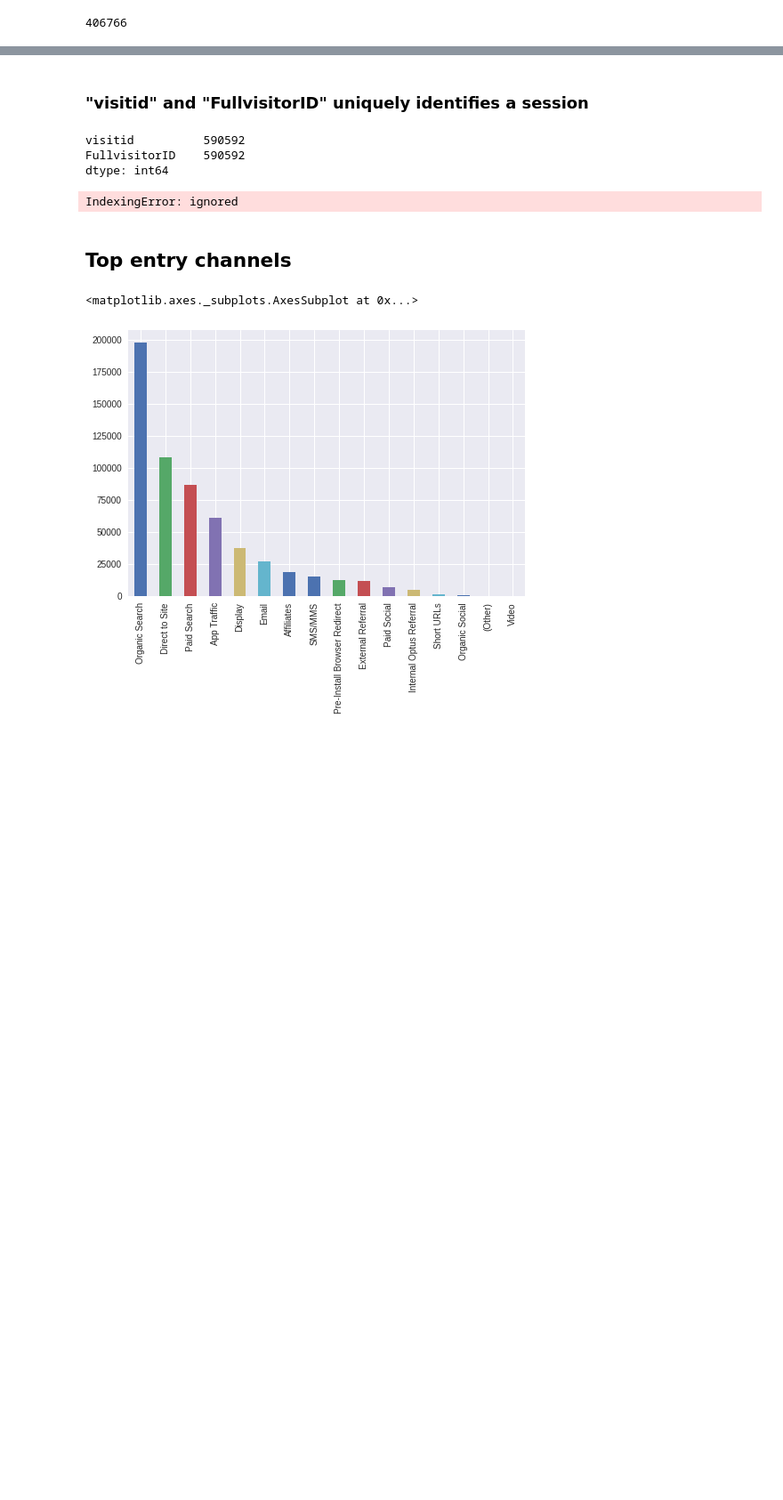
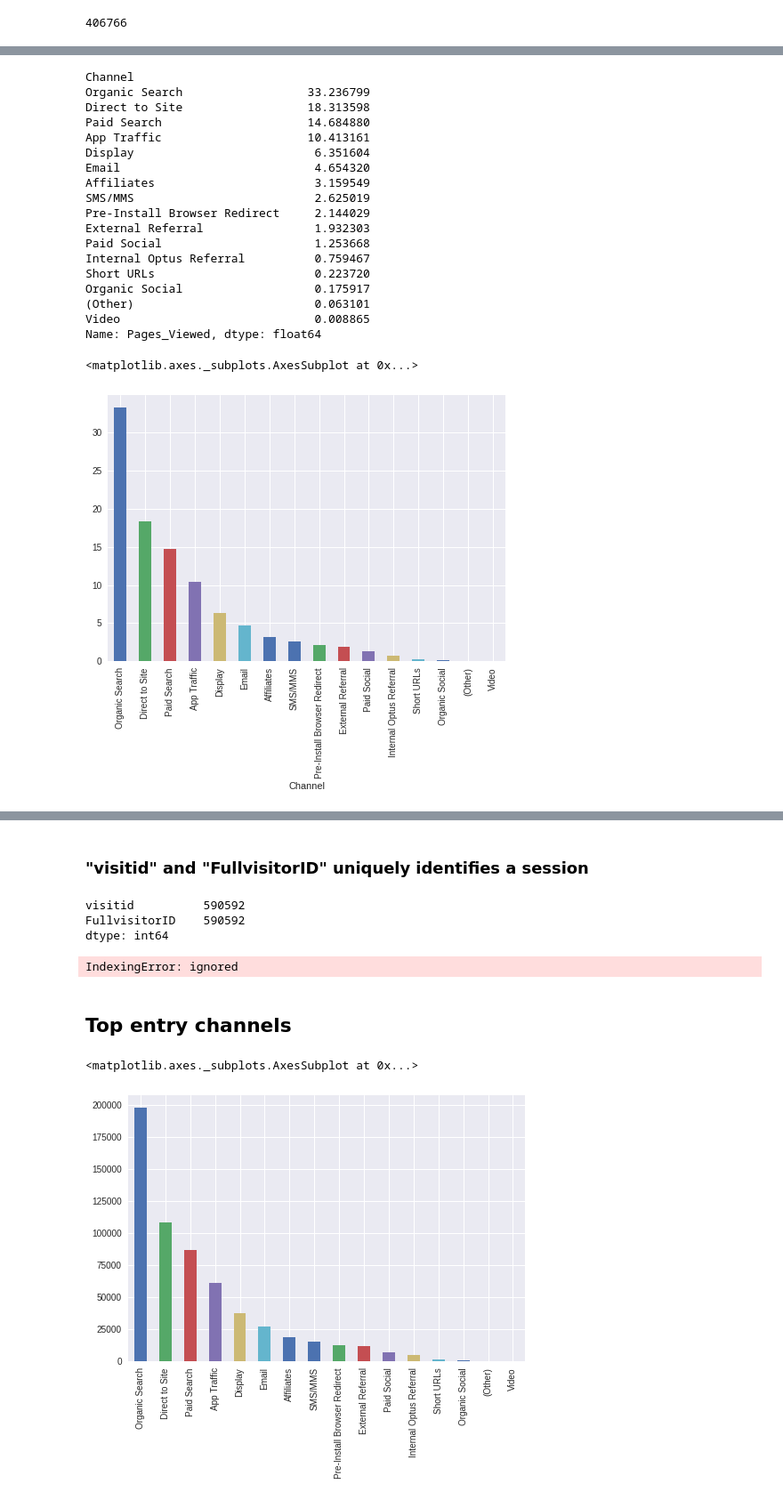
Before and after one commit to alihammadbaig/ML, a Jupyter notebook: Optus_case_study.ipynb, the cells around one changed output, grey strips where cells are left out. Shown: that part at 89% size. Saved outputs shown, nothing was run; the diff lists cells and outputs as text; code cells hidden in the pictures; blank space fills up the shorter version.

```diff
--- a/Optus_case_study.ipynb
+++ b/Optus_case_study.ipynb
@@ -125,0 +147,31 @@ df.groupby('visitid')['visitid'].nunique().count()
+# %%
+# Total views by channel (Pecentages)
+
+page_view_by_channel = df.groupby(['Channel']).agg({'Pages_Viewed': 'count'})
+total_page_visits = df['Pages_Viewed'].count()
+page_view_by_channel = page_view_by_channel.div(total_page_visits, level='Channel') * 100
+print(page_view_by_channel.Pages_Viewed.sort_values(ascending=False))
+
+# Show as  plot
+page_view_by_channel.Pages_Viewed.sort_values(ascending=False).plot(kind='bar')
+# %% [output]
+Channel
+Organic Search                  33.236799
+Direct to Site                  18.313598
+Paid Search                     14.684880
+App Traffic                     10.413161
+Display                          6.351604
+Email                            4.654320
+Affiliates                       3.159549
+SMS/MMS                          2.625019
+Pre-Install Browser Redirect     2.144029
+External Referral                1.932303
+Paid Social                      1.253668
+Internal Optus Referral          0.759467
+Short URLs                       0.223720
+Organic Social                   0.175917
+(Other)                          0.063101
+Video                            0.008865
+Name: Pages_Viewed, dtype: float64
+<matplotlib.axes._subplots.AxesSubplot at 0x...>
+[figure, added]
```
Also changed, not shown: parts of 25 cells of this notebook.
